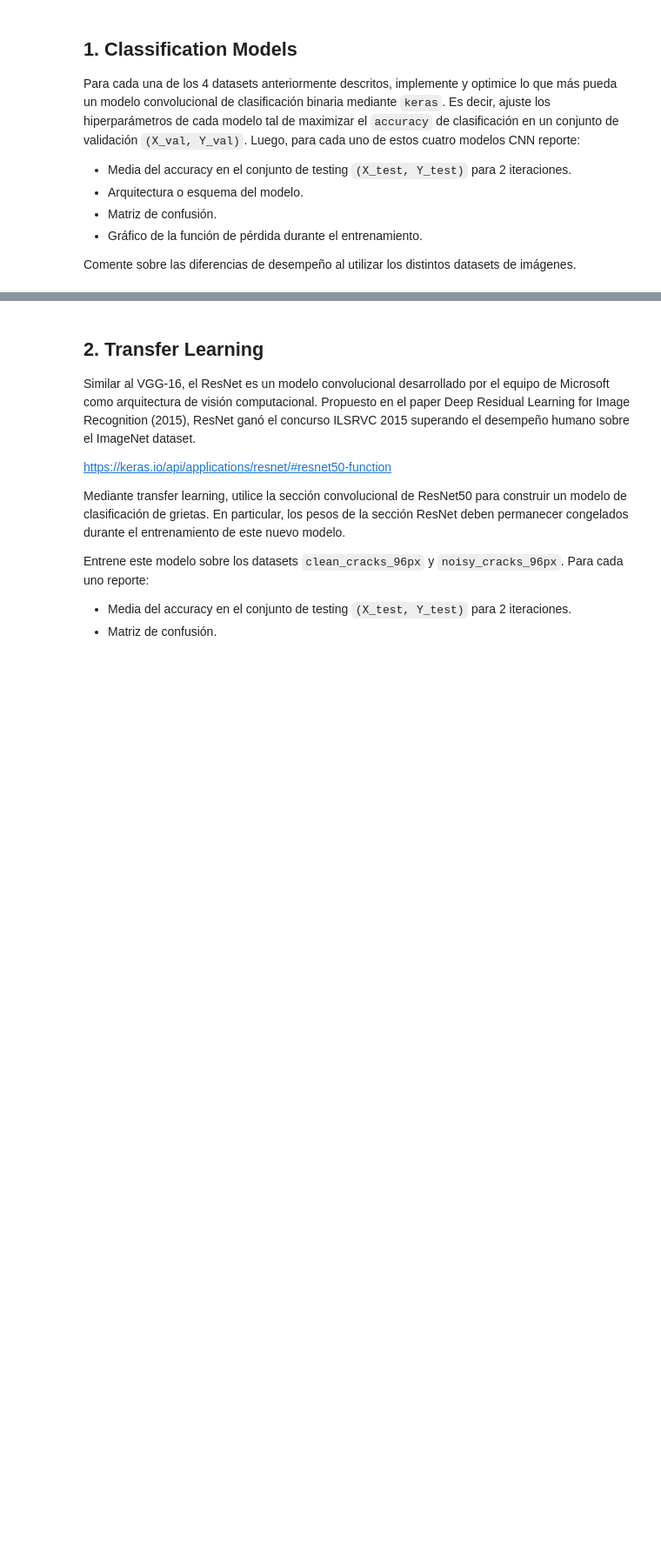
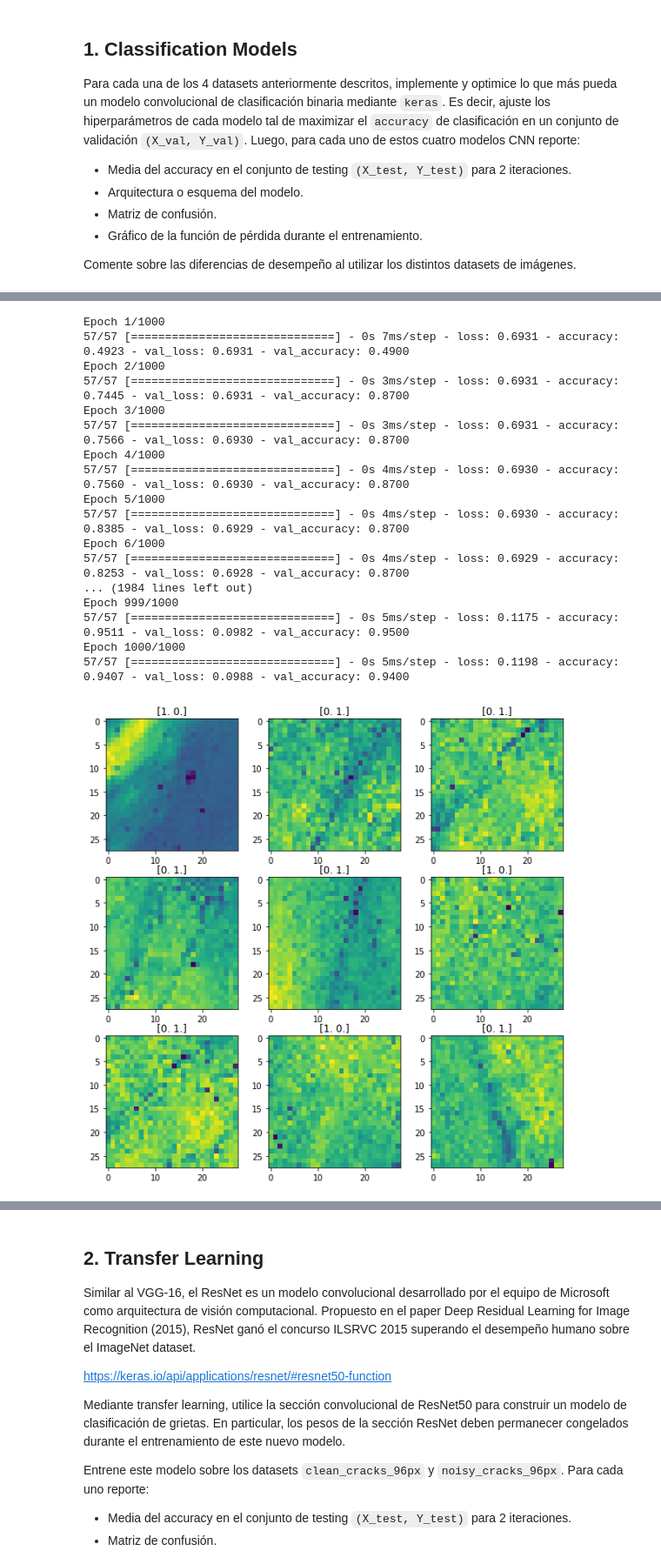
Before and after one commit to MartinVIllesca/ME7260-Aprendizaje-Profundo-en-Diagnostico-y-Pronostico-de-Fallas, a Jupyter notebook: t2/tarea_02.ipynb, the cells around one changed output, grey strips where cells are left out. Shown at 87% size. Drawn from its saved outputs; the diff is of its cells as text; code cells hidden in the pictures; blank space fills up the shorter version.

```diff
--- a/t2/tarea_02.ipynb
+++ b/t2/tarea_02.ipynb
@@ -83,0 +359,22 @@ Comente sobre las diferencias de desempeño al utilizar los distintos datasets d
+# %%
+modelo28c, history28c, data28clean, acc = entrenarModelo('/content/datasets/clean_cracks_28px.npz', 28, lr=0.00001, epocas=1000)
+modelo28c.summary()
+# %% [output]
+Epoch 1/1000
+57/57 [==============================] - 0s 7ms/step - loss: 0.6931 - accuracy: 0.4923 - val_loss: 0.6931 - val_accuracy: 0.4900
+Epoch 2/1000
+57/57 [==============================] - 0s 3ms/step - loss: 0.6931 - accuracy: 0.7445 - val_loss: 0.6931 - val_accuracy: 0.8700
+Epoch 3/1000
+57/57 [==============================] - 0s 3ms/step - loss: 0.6931 - accuracy: 0.7566 - val_loss: 0.6930 - val_accuracy: 0.8700
+Epoch 4/1000
+57/57 [==============================] - 0s 4ms/step - loss: 0.6930 - accuracy: 0.7560 - val_loss: 0.6930 - val_accuracy: 0.8700
+Epoch 5/1000
+57/57 [==============================] - 0s 4ms/step - loss: 0.6930 - accuracy: 0.8385 - val_loss: 0.6929 - val_accuracy: 0.8700
+Epoch 6/1000
+57/57 [==============================] - 0s 4ms/step - loss: 0.6929 - accuracy: 0.8253 - val_loss: 0.6928 - val_accuracy: 0.8700
+... (1984 lines left out)
+Epoch 999/1000
+57/57 [==============================] - 0s 5ms/step - loss: 0.1175 - accuracy: 0.9511 - val_loss: 0.0982 - val_accuracy: 0.9500
+Epoch 1000/1000
+57/57 [==============================] - 0s 5ms/step - loss: 0.1198 - accuracy: 0.9407 - val_loss: 0.0988 - val_accuracy: 0.9400
+[figure, added]
```
Also changed, not shown: parts of 17 cells of this notebook.
